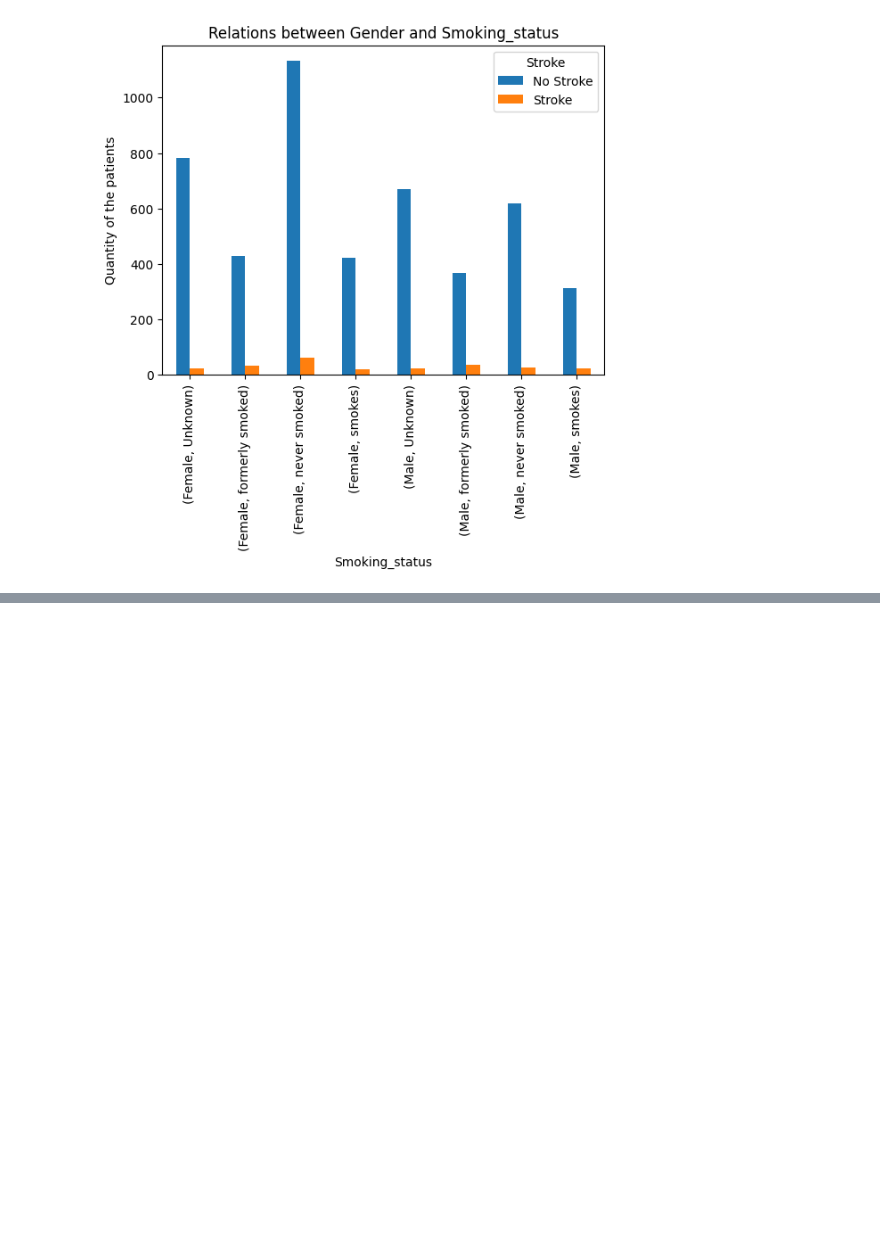
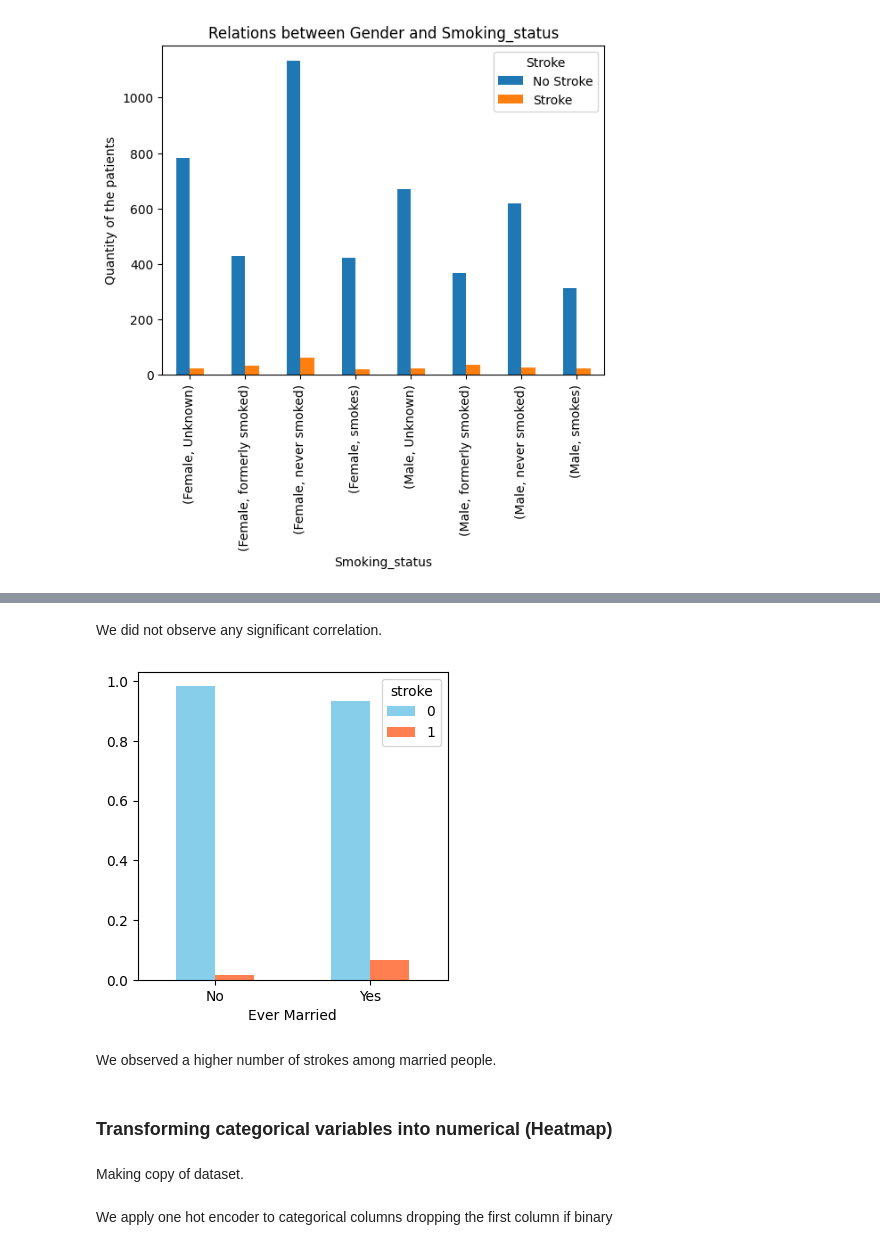
Before and after one commit to AI-School-F5-P2/Data_Scientist_1, a Jupyter notebook: HospitalF5.ipynb, the cells around one changed output, grey strips where cells are left out. Drawn from its saved outputs; the diff is of its cells as text; code cells hidden in the pictures; blank space fills up the shorter version.

```diff
--- a/HospitalF5.ipynb
+++ b/HospitalF5.ipynb
@@ -294,0 +316,16 @@ Male   Unknown           670  22
+# %% [markdown]
+We did not observe any significant correlation.
+# %%
+#Ever married-stroke
+Ever_married=pd.crosstab(df['ever_married'],df['stroke'])
+Ever_married.div(Ever_married.sum(1).astype(float), axis=0).plot.bar(stacked=False, figsize=(4,4),color = ['skyblue','coral'])
+plt.xticks(rotation = 360)
+plt.xlabel('Ever Married');
+# %% [output]
+[figure, added]
+# %% [markdown]
+We observed a higher number of strokes among married people.
+# %% [markdown]
+### Transforming categorical variables into numerical (Heatmap)
+# %% [markdown]
+Making copy of dataset.
@@ -294,0 +334,2 @@ Male   Unknown           670  22
+# %% [markdown]
+We apply one hot encoder to categorical columns dropping the first column if binary
```
Also changed, not shown: parts of 22 cells of this notebook.
